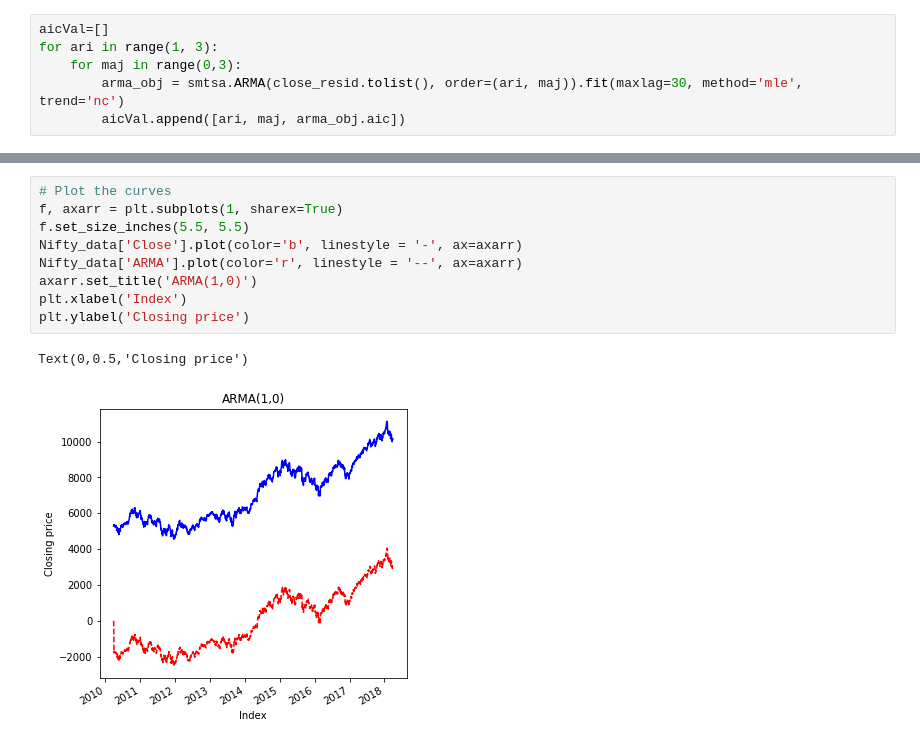
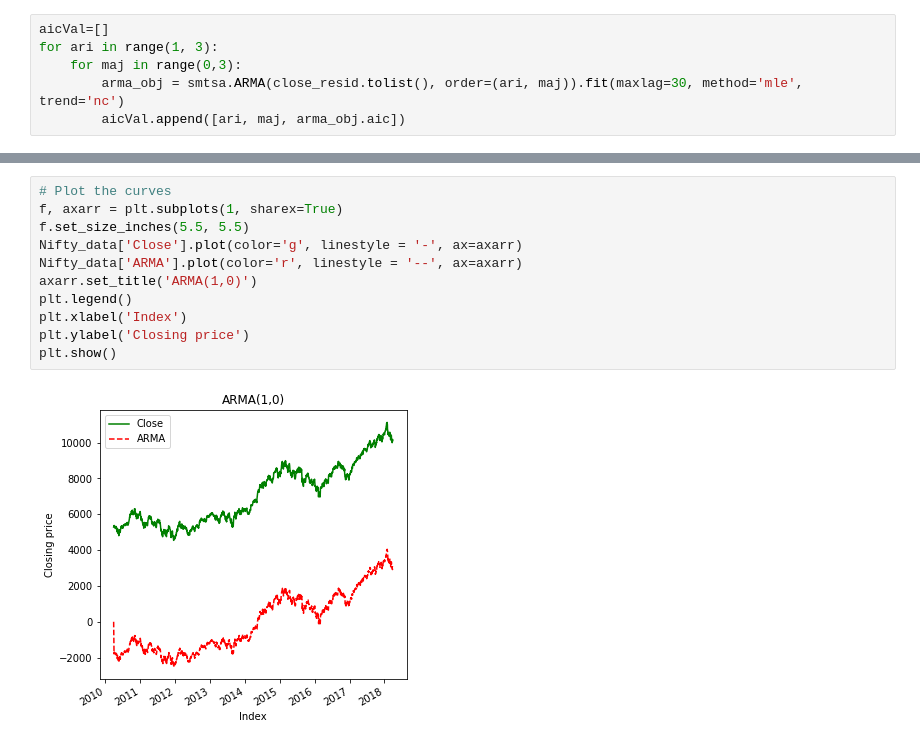
Before and after one commit to Abhijeet-Katiyar/Summer, a Jupyter notebook: Report4.ipynb, the cells around one changed output, grey strips where cells are left out. Drawn from its saved outputs; the diff is of its cells as text.

```diff
--- a/Report4.ipynb
+++ b/Report4.ipynb
@@ -652,12 +671,13 @@ Roots 1.0005 +0.0000j 1.0005 0.0000
 # %%
 # Plot the curves
 f, axarr = plt.subplots(1, sharex=True)
 f.set_size_inches(5.5, 5.5)
-Nifty_data['Close'].plot(color='b', linestyle = '-', ax=axarr)
+Nifty_data['Close'].plot(color='g', linestyle = '-', ax=axarr)
 Nifty_data['ARMA'].plot(color='r', linestyle = '--', ax=axarr)
 axarr.set_title('ARMA(1,0)')
+plt.legend()
 plt.xlabel('Index')
 plt.ylabel('Closing price')
+plt.show()
 # %% [output]
-Text(0,0.5,'Closing price')
-[figure, old version]
+[figure, new version]
```
Also changed, not shown: parts of 8 cells of this notebook.
